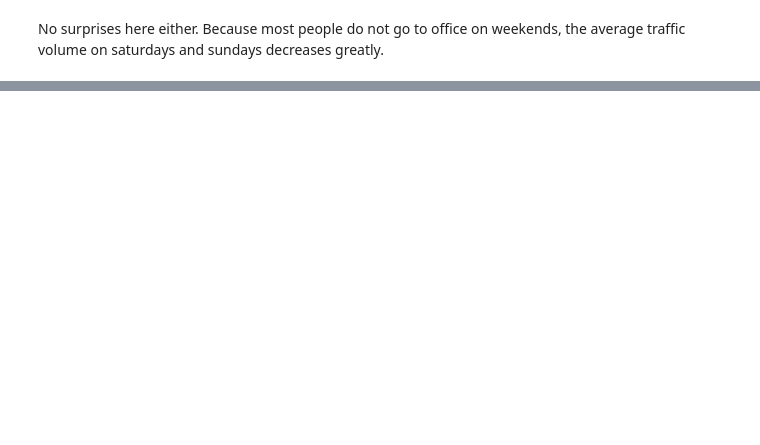
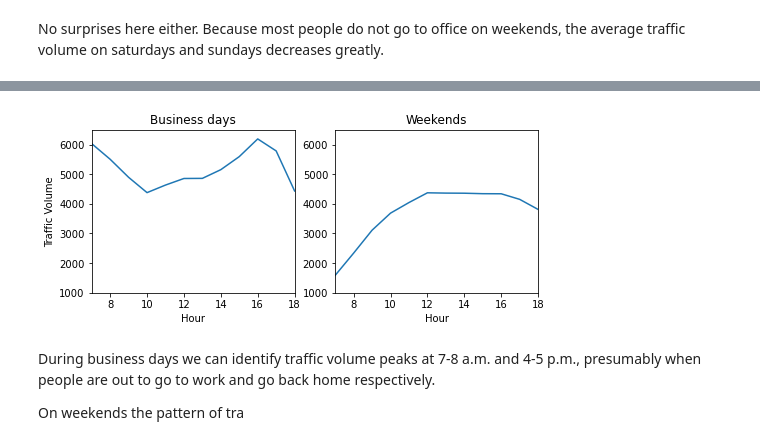
Before and after one commit to marwincarmo/dataquest-projects, a Jupyter notebook: heavy_traffic.ipynb, the cells around one changed output, grey strips where cells are left out. Drawn from its saved outputs; the diff is of its cells as text; code cells hidden in the pictures; blank space fills up the shorter version.

```diff
--- a/heavy_traffic.ipynb
+++ b/heavy_traffic.ipynb
@@ -224,0 +240,20 @@ Name: traffic_volume, dtype: float64
+# %%
+plt.figure(figsize=(8,3))
+plt.subplot(1,2,1)
+plt.plot(by_hour_business['traffic_volume'])
+plt.title('Business days')
+plt.xlabel('Hour')
+plt.ylabel('Traffic Volume')
+plt.axis([7, 18, 1000, 6500])
+plt.subplot(1,2,2)
+plt.plot(by_hour_weekend['traffic_volume'])
+plt.title('Weekends')
+plt.xlabel('Hour')
+plt.axis([7, 18, 1000, 6500])
+plt.show()
+# %% [output]
+[figure, added]
+# %% [markdown]
+During business days we can identify traffic volume peaks at 7-8 a.m. and 4-5 p.m., presumably when people are out to go to work and go back home respectively.
+
+On weekends the pattern of tra
```
Also changed, not shown: parts of 8 cells of this notebook.
